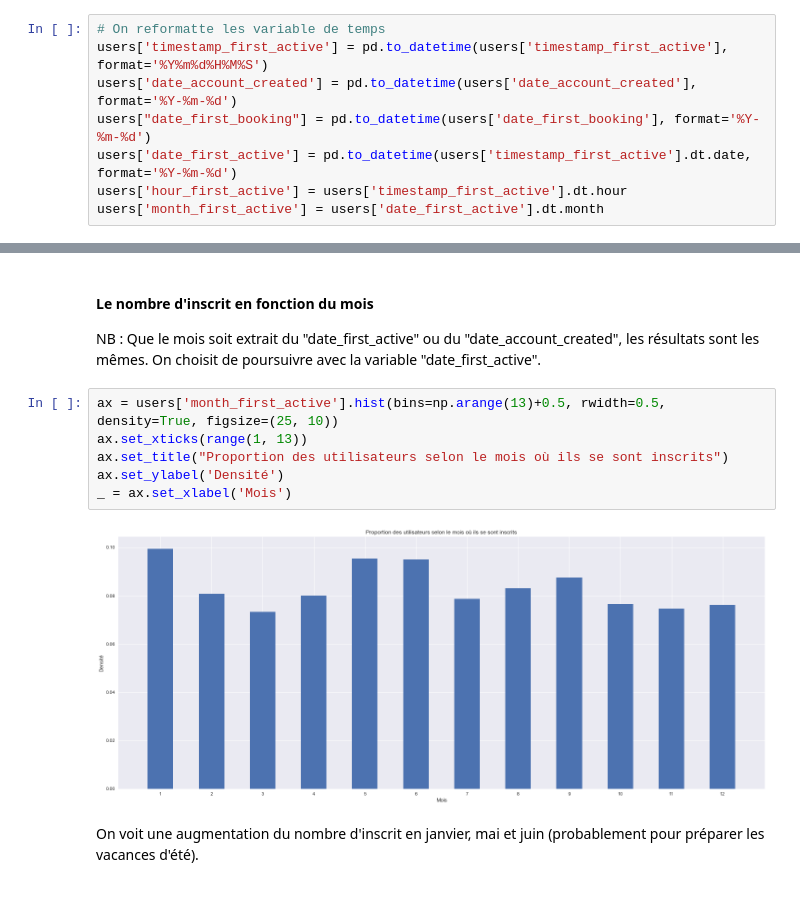
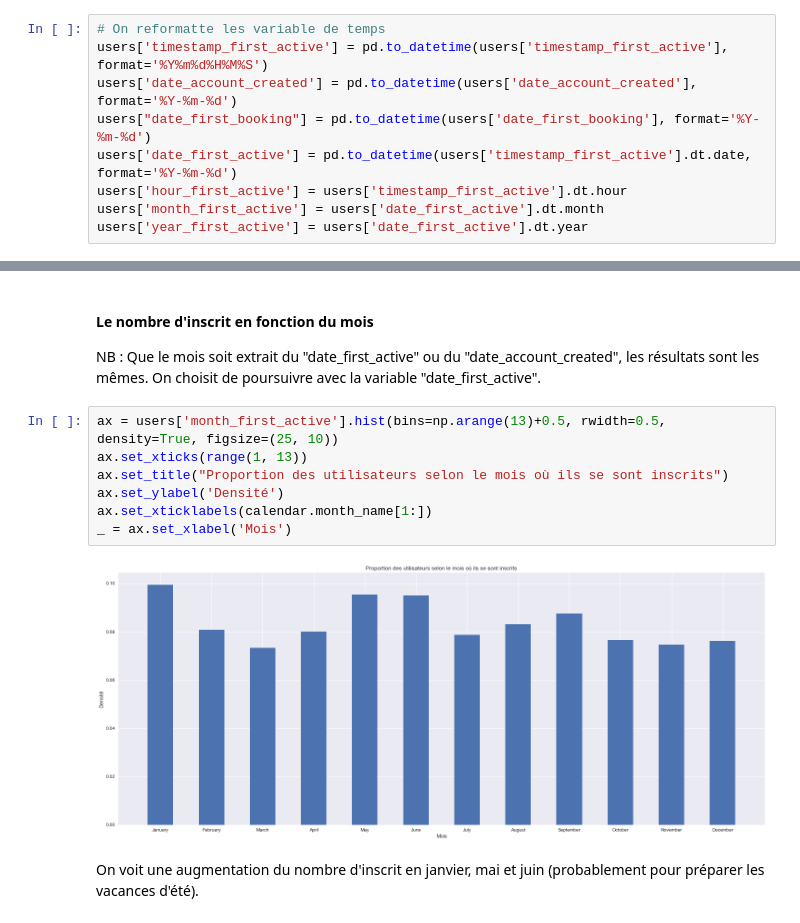
Before and after one commit to vesran/BookerGuess, a Jupyter notebook: _2_analyse_des_utilisateurs.ipynb, the cells around one changed output, grey strips where cells are left out. Cells and saved outputs as stored; diff of their text form.

```diff
--- a/_2_analyse_des_utilisateurs.ipynb
+++ b/_2_analyse_des_utilisateurs.ipynb
@@ -518,6 +518,7 @@ users["date_first_booking"] = pd.to_datetime(users['date_first_booking'], format
 users['date_first_active'] = pd.to_datetime(users['timestamp_first_active'].dt.date, format='%Y-%m-%d')
 users['hour_first_active'] = users['timestamp_first_active'].dt.hour
 users['month_first_active'] = users['date_first_active'].dt.month
+users['year_first_active'] = users['date_first_active'].dt.year
 # %%
 # Delai median avant de booker
 # Mois où on booke le plus - compte crée
@@ -549,11 +550,12 @@ NB : Que le mois soit extrait du "date_first_active" ou du "date_account_created
 # %%
 ax = users['month_first_active'].hist(bins=np.arange(13)+0.5, rwidth=0.5, density=True, figsize=(25, 10))
 ax.set_xticks(range(1, 13))
 ax.set_title("Proportion des utilisateurs selon le mois où ils se sont inscrits")
 ax.set_ylabel('Densité')
+ax.set_xticklabels(calendar.month_name[1:])
 _ = ax.set_xlabel('Mois')
 # %% [output]
-[figure, old version]
+[figure, new version]
 # %% [markdown]
 On voit une augmentation du nombre d'inscrit en janvier, mai et juin (probablement pour préparer les vacances d'été).
 # %%
```
Also changed, not shown: parts of 9 cells of this notebook.
